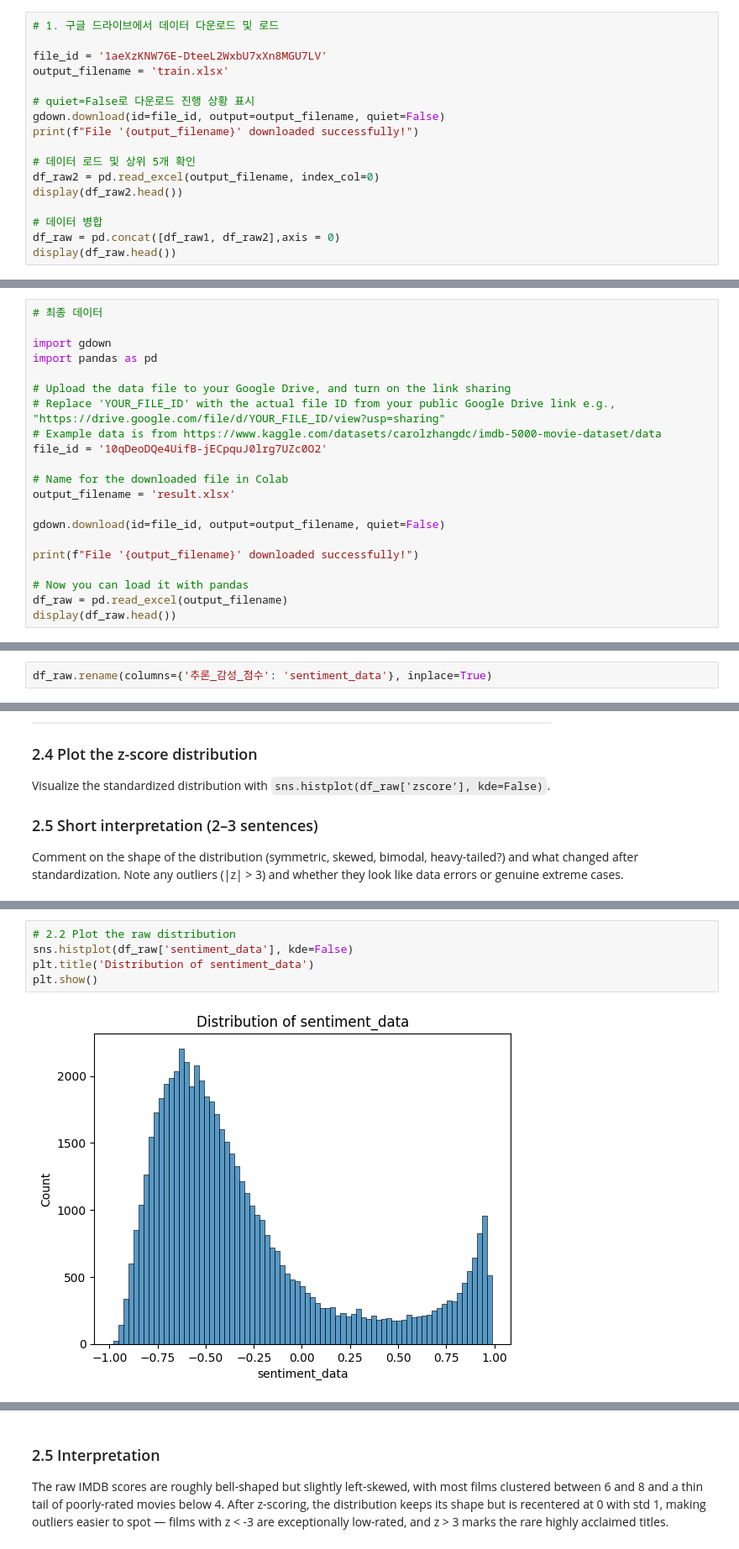
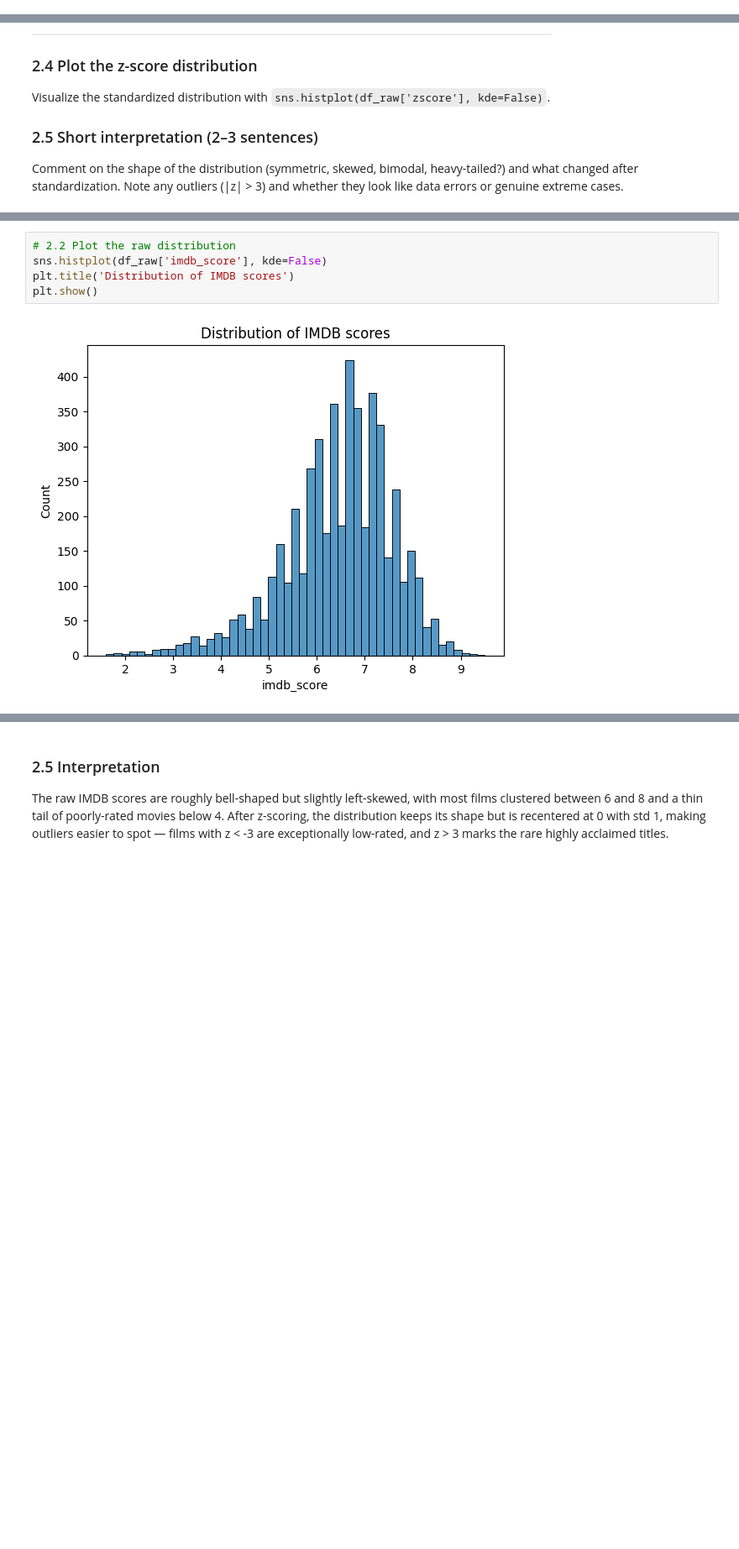
Before and after one commit to 202503660-ai/NLP_for_SocialScience, a Jupyter notebook: asgmt1_explore_your_dataset.ipynb, the cells around one changed output, grey strips where cells are left out. Shown at 84% size. Cells and saved outputs as stored; diff of their text form; blank space fills up the shorter version.

Commit message:
Colab을 통해 생성됨

```diff
--- a/asgmt1_explore_your_dataset.ipynb
+++ b/asgmt1_explore_your_dataset.ipynb
@@ -55,17 +35,0 @@ File 'val.xlsx' downloaded successfully!
-# %%
-# 1. 구글 드라이브에서 데이터 다운로드 및 로드
-
-file_id = '1aeXzKNW76E-DteeL2WxbU7xXn8MGU7LV'
-output_filename = 'train.xlsx'
-
-# quiet=False로 다운로드 진행 상황 표시
-gdown.download(id=file_id, output=output_filename, quiet=False)
-print(f"File '{output_filename}' downloaded successfully!")
-
-# 데이터 로드 및 상위 5개 확인
-df_raw2 = pd.read_excel(output_filename, index_col=0)
-display(df_raw2.head())
-
-# 데이터 병합
-df_raw = pd.concat([df_raw1, df_raw2],axis = 0)
-display(df_raw.head())
@@ -201,21 +35,0 @@ files.download(output_path)
-# %%
-# 최종 데이터
-
-import gdown
-import pandas as pd
-
-# Upload the data file to your Google Drive, and turn on the link sharing
-# Replace 'YOUR_FILE_ID' with the actual file ID from your public Google Drive link e.g., "https://drive.google.com/file/d/YOUR_FILE_ID/view?usp=sharing"
-# Example data is from https://www.kaggle.com/datasets/carolzhangdc/imdb-5000-movie-dataset/data
-file_id = '10qDeoDQe4UifB-jECpquJ0lrg7UZc0O2'
-
-# Name for the downloaded file in Colab
-output_filename = 'result.xlsx'
-
-gdown.download(id=file_id, output=output_filename, quiet=False)
-
-print(f"File '{output_filename}' downloaded successfully!")
-
-# Now you can load it with pandas
-df_raw = pd.read_excel(output_filename)
-display(df_raw.head())
@@ -320,8 +133,6 @@ dtype: int64
 ### 1.5 Short Interpretation:
 
 The dataset covers ~5000 movies spanning a wide range of release years, with `imdb_score` roughly normally distributed but `budget` and `gross` strongly right-skewed (a few blockbusters pull the mean far above the median). Variables like `gross`, `budget`, and `content_rating` have substantial missing values, so any analysis using them should drop or impute carefully. Categorical variables such as `director_name` and `actor_1_name` have thousands of unique values, meaning most directors/actors appear in only one or two films.
-# %%
-df_raw.rename(columns={'추론_감성_점수': 'sentiment_data'}, inplace=True)
 # %% [markdown]
 ## 2. Check distributions, z-score transform, visualize (1pt)
 
@@ -357,9 +168,9 @@ Max:  0.99
 # %%
 # 2.2 Plot the raw distribution
-sns.histplot(df_raw['sentiment_data'], kde=False)
-plt.title('Distribution of sentiment_data')
+sns.histplot(df_raw['imdb_score'], kde=False)
+plt.title('Distribution of IMDB scores')
 plt.show()
 # %% [output]
-[figure, old version]
+[figure, new version]
 # %%
 # 2.3 Z-score transform
```
Also changed, not shown: parts of 21 cells of this notebook.
